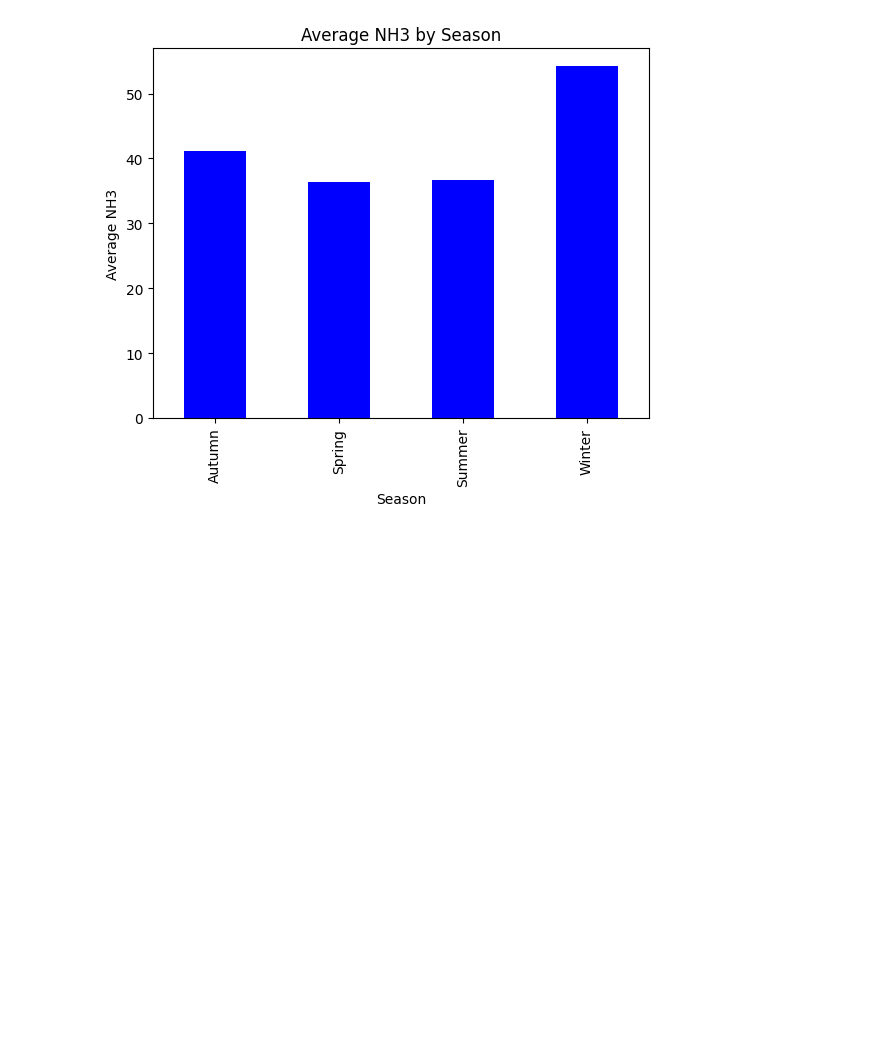
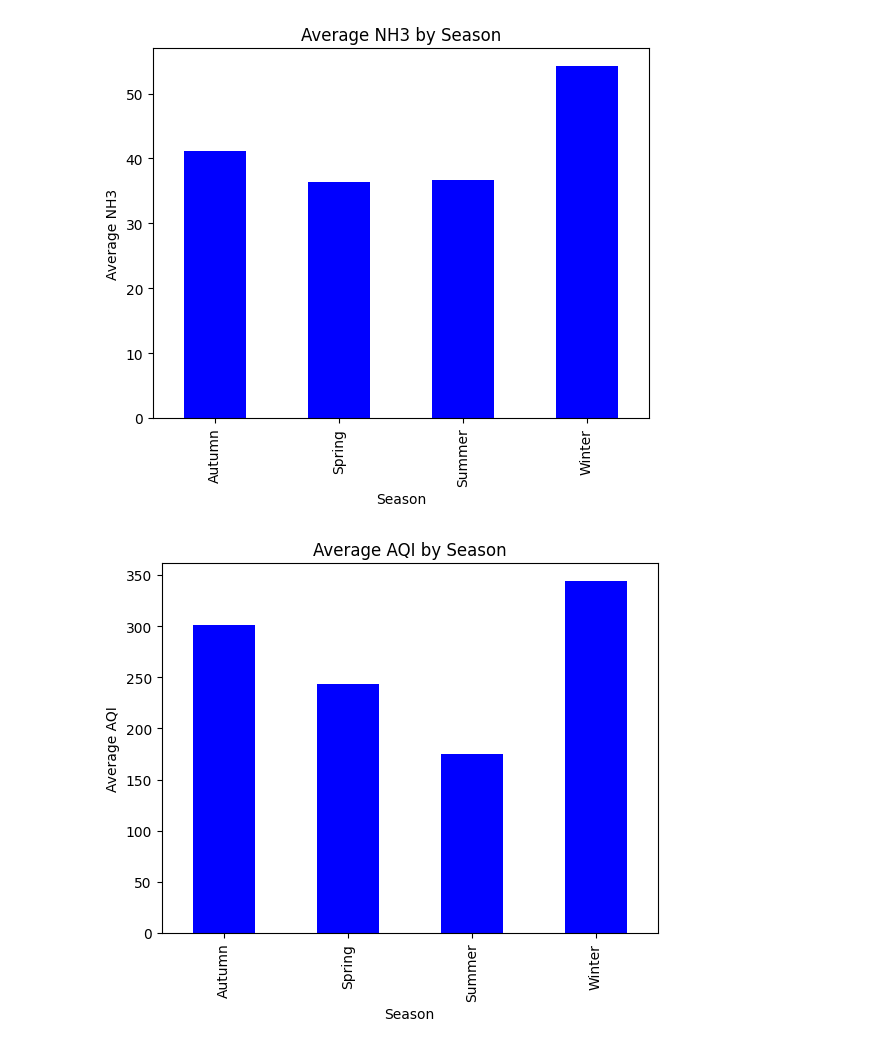
Before and after one commit to wolf1729/AQI_Prediction, a Jupyter notebook: Data_Analysis.ipynb, the cells around one changed output. Saved outputs shown, nothing was run; the diff lists cells and outputs as text; code cells hidden in the pictures; blank space fills up the shorter version.

```diff
--- a/Data_Analysis.ipynb
+++ b/Data_Analysis.ipynb
@@ -275,3 +275,19 @@ plt.title('Average NH3 by Season')
 plt.show()
 # %% [output]
 [figure]
+# %%
+# Group the data by season and calculate the average PM2.5 values for each season
+season_pm25_avg = data.groupby('Season')['AQI'].mean()
+
+# Create a bar plot to compare the average PM2.5 values by season
+season_pm25_avg.plot(kind='bar', color='blue')
+
+# Set the labels and title for the plot
+plt.xlabel('Season')
+plt.ylabel('Average AQI')
+plt.title('Average AQI by Season')
+
+# Display the plot
+plt.show()
+# %% [output]
+[figure, added]
```
